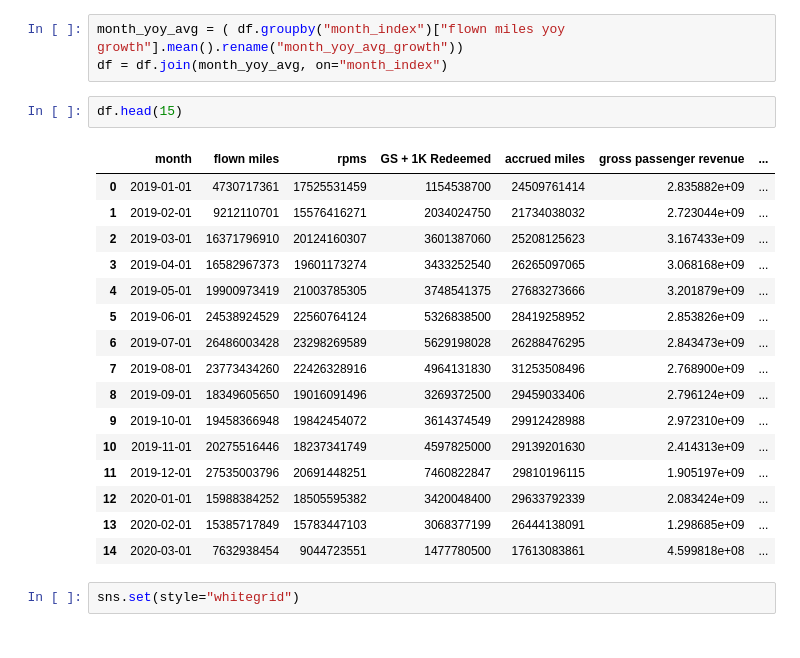
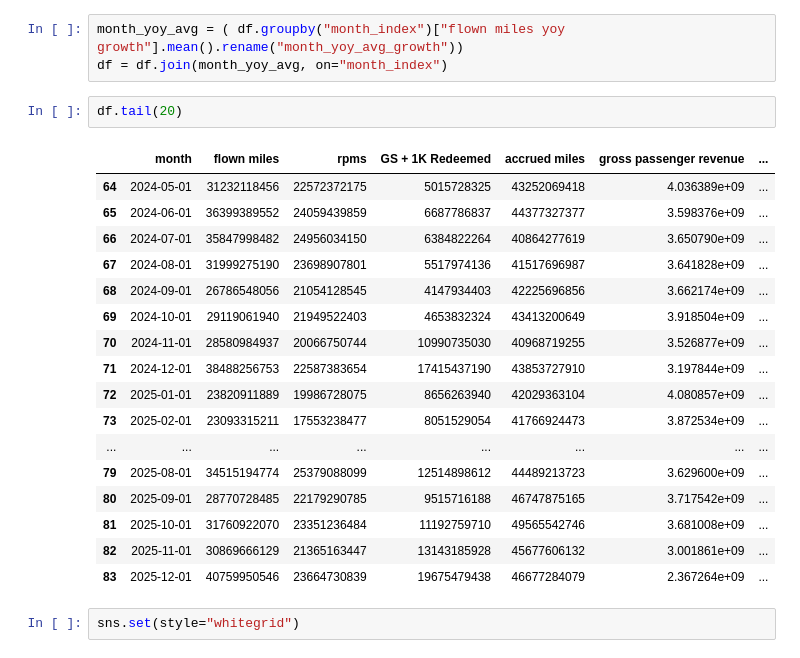
Before and after one commit to kkhushi03/Miles_Forecasting, a Jupyter notebook: Miles_Forecast_XGB/01_Miles_forecasting.ipynb, the cells around one changed output. Drawn from its saved outputs; the diff is of its cells as text.

```diff
--- a/Miles_Forecast_XGB/01_Miles_forecasting.ipynb
+++ b/Miles_Forecast_XGB/01_Miles_forecasting.ipynb
@@ -64,24 +65,25 @@ df['flown miles yoy growth'] = df['flown miles yoy growth'].clip(-1, 2) # clippi
 month_yoy_avg = ( df.groupby("month_index")["flown miles yoy growth"].mean().rename("month_yoy_avg_growth"))
 df = df.join(month_yoy_avg, on="month_index")
 # %%
-df.head(15)
+df.tail(20)
 # %% [output]
 |  | month | flown miles | rpms | GS + 1K Redeemed | accrued miles | gross passenger revenue | ... |
-| 0 | 2019-01-01 | 4730717361 | 17525531459 | 1154538700 | 24509761414 | 2.835882e+09 | ... |
-| 1 | 2019-02-01 | 9212110701 | 15576416271 | 2034024750 | 21734038032 | 2.723044e+09 | ... |
-| 2 | 2019-03-01 | 16371796910 | 20124160307 | 3601387060 | 25208125623 | 3.167433e+09 | ... |
-| 3 | 2019-04-01 | 16582967373 | 19601173274 | 3433252540 | 26265097065 | 3.068168e+09 | ... |
-| 4 | 2019-05-01 | 19900973419 | 21003785305 | 3748541375 | 27683273666 | 3.201879e+09 | ... |
-| 5 | 2019-06-01 | 24538924529 | 22560764124 | 5326838500 | 28419258952 | 2.853826e+09 | ... |
-| 6 | 2019-07-01 | 26486003428 | 23298269589 | 5629198028 | 26288476295 | 2.843473e+09 | ... |
-| 7 | 2019-08-01 | 23773434260 | 22426328916 | 4964131830 | 31253508496 | 2.768900e+09 | ... |
-| 8 | 2019-09-01 | 18349605650 | 19016091496 | 3269372500 | 29459033406 | 2.796124e+09 | ... |
-| 9 | 2019-10-01 | 19458366948 | 19842454072 | 3614374549 | 29912428988 | 2.972310e+09 | ... |
-| 10 | 2019-11-01 | 20275516446 | 18237341749 | 4597825000 | 29139201630 | 2.414313e+09 | ... |
-| 11 | 2019-12-01 | 27535003796 | 20691448251 | 7460822847 | 29810196115 | 1.905197e+09 | ... |
-| 12 | 2020-01-01 | 15988384252 | 18505595382 | 3420048400 | 29633792339 | 2.083424e+09 | ... |
-| 13 | 2020-02-01 | 15385717849 | 15783447103 | 3068377199 | 26444138091 | 1.298685e+09 | ... |
-| 14 | 2020-03-01 | 7632938454 | 9044723551 | 1477780500 | 17613083861 | 4.599818e+08 | ... |
+| 64 | 2024-05-01 | 31232118456 | 22572372175 | 5015728325 | 43252069418 | 4.036389e+09 | ... |
+| 65 | 2024-06-01 | 36399389552 | 24059439859 | 6687786837 | 44377327377 | 3.598376e+09 | ... |
+| 66 | 2024-07-01 | 35847998482 | 24956034150 | 6384822264 | 40864277619 | 3.650790e+09 | ... |
+| 67 | 2024-08-01 | 31999275190 | 23698907801 | 5517974136 | 41517696987 | 3.641828e+09 | ... |
+| 68 | 2024-09-01 | 26786548056 | 21054128545 | 4147934403 | 42225696856 | 3.662174e+09 | ... |
+| 69 | 2024-10-01 | 29119061940 | 21949522403 | 4653832324 | 43413200649 | 3.918504e+09 | ... |
+| 70 | 2024-11-01 | 28580984937 | 20066750744 | 10990735030 | 40968719255 | 3.526877e+09 | ... |
+| 71 | 2024-12-01 | 38488256753 | 22587383654 | 17415437190 | 43853727910 | 3.197844e+09 | ... |
+| 72 | 2025-01-01 | 23820911889 | 19986728075 | 8656263940 | 42029363104 | 4.080857e+09 | ... |
+| 73 | 2025-02-01 | 23093315211 | 17553238477 | 8051529054 | 41766924473 | 3.872534e+09 | ... |
+| ... | ... | ... | ... | ... | ... | ... | ... |
+| 79 | 2025-08-01 | 34515194774 | 25379088099 | 12514898612 | 44489213723 | 3.629600e+09 | ... |
+| 80 | 2025-09-01 | 28770728485 | 22179290785 | 9515716188 | 46747875165 | 3.717542e+09 | ... |
+| 81 | 2025-10-01 | 31760922070 | 23351236484 | 11192759710 | 49565542746 | 3.681008e+09 | ... |
+| 82 | 2025-11-01 | 30869666129 | 21365163447 | 13143185928 | 45677606132 | 3.001861e+09 | ... |
+| 83 | 2025-12-01 | 40759950546 | 23664730839 | 19675479438 | 46677284079 | 2.367264e+09 | ... |
 # %%
 sns.set(style="whitegrid")
 # %%
```
Also changed, not shown: parts of 18 cells of this notebook.
